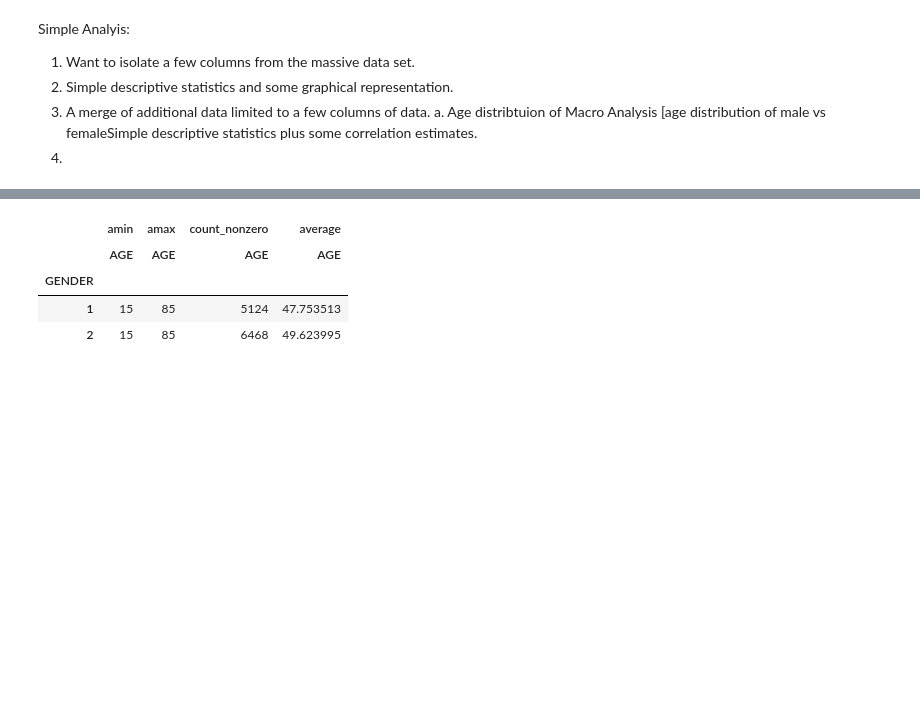
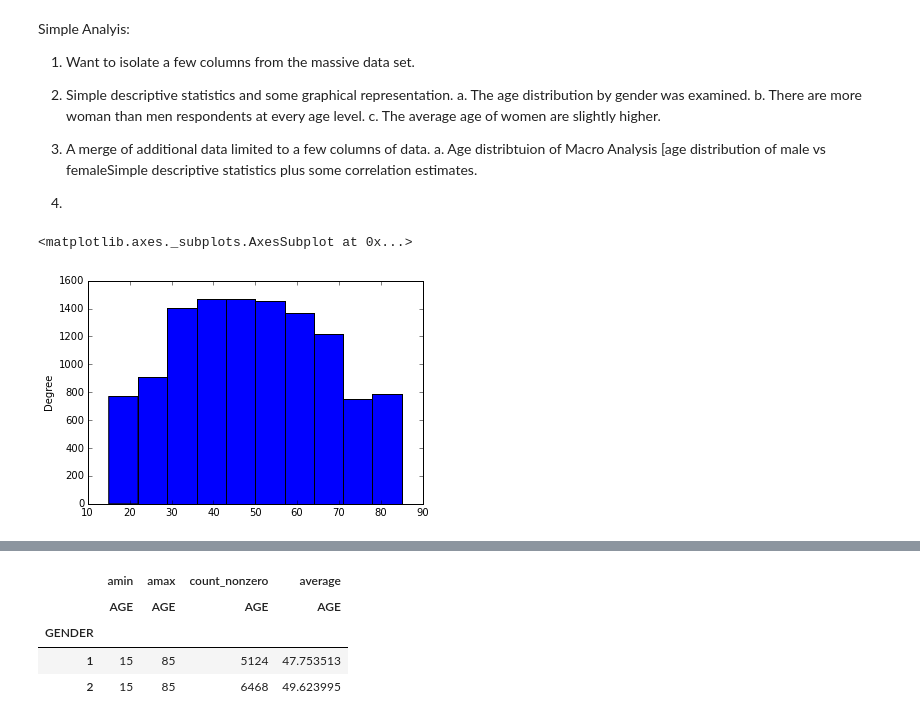
Before and after one commit to BobAmand/atus-analysis, a Jupyter notebook: summary_analysis_MVP.ipynb, the cells around one changed output, grey strips where cells are left out. Drawn from its saved outputs; the diff is of its cells as text; code cells hidden in the pictures; blank space fills up the shorter version.

Commit message:
simple distribution of respondent by gender

```diff
--- a/summary_analysis_MVP.ipynb
+++ b/summary_analysis_MVP.ipynb
@@ -2,9 +2,13 @@
 Simple Analyis:
 1. Want to isolate a few columns from the massive data set.
 2. Simple descriptive statistics and some graphical representation.
+    a. The age distribution by gender was examined.
+    b. There are more woman than men respondents at every age level.
+    c. The average age of women are slightly higher.
+
 3. A merge of additional data limited to a few columns of data.
     a. Age distribtuion of Macro Analysis [age distribution of male vs femaleSimple descriptive statistics plus some correlation estimates.
-5.
+4.
 # %%
 import pandas as pd
 import numpy as np
@@ -21,0 +29,5 @@ gender_sum = gender_sum.rename(columns={'tucaseid':'CASE_ID',
+# %%
+gender_sum['AGE'].plot(kind='hist')
+# %% [output]
+<matplotlib.axes._subplots.AxesSubplot at 0x...>
+[figure, added]
```
Also changed, not shown: parts of 10 cells of this notebook, 1 other file.
